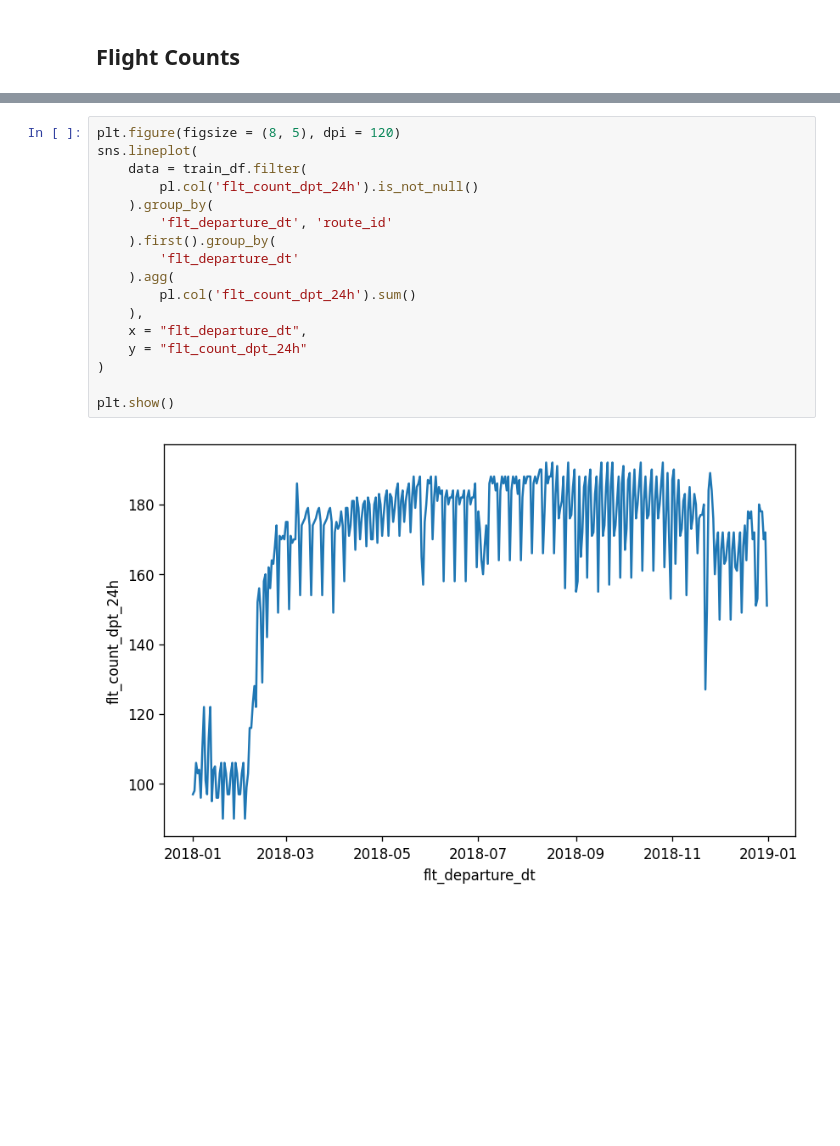
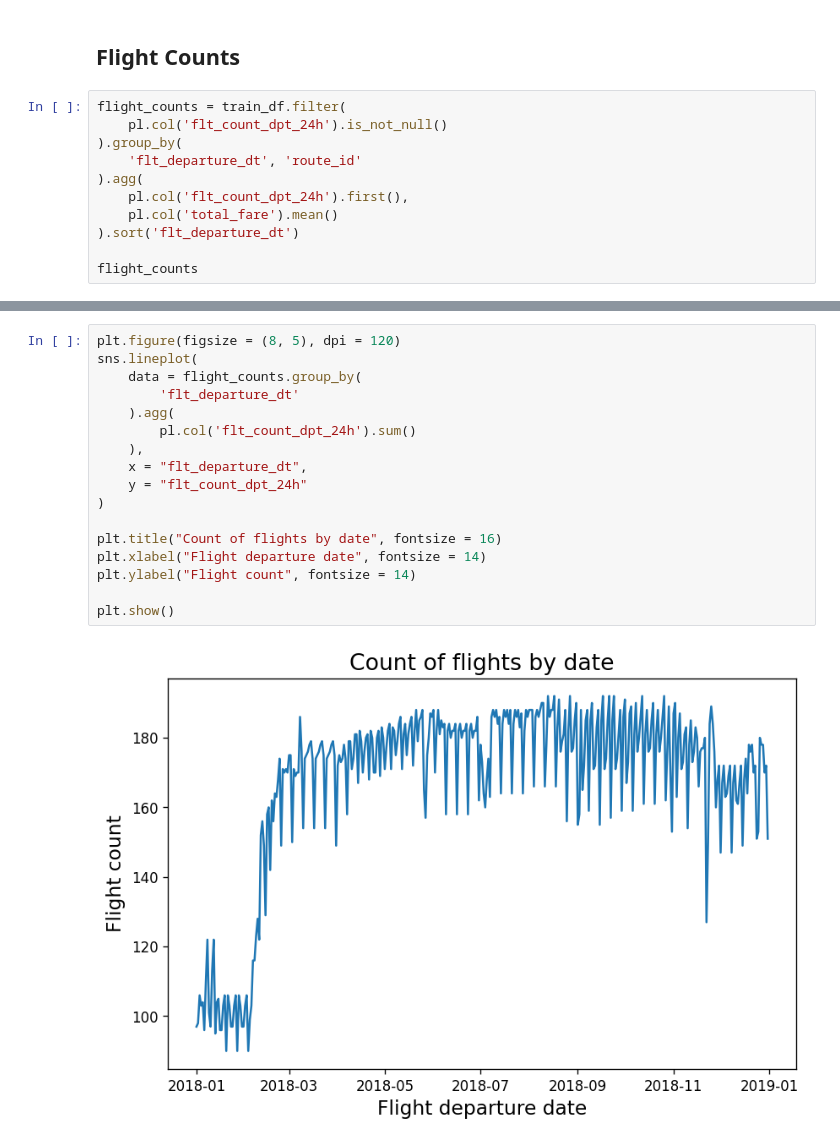
Before and after one commit to mayur7garg/FarePrediction, a Jupyter notebook: src/03 EDA.ipynb, the cells around one changed output, grey strips where cells are left out. Drawn from its saved outputs; the diff is of its cells as text; blank space fills up the shorter version.

Commit message:
Added plots to EDA

```diff
--- a/src/03 EDA.ipynb
+++ b/src/03 EDA.ipynb
@@ -388,3 +388,14 @@ plt.show()
 [figure]
 # %% [markdown]
 ## Flight Counts
+# %%
+flight_counts = train_df.filter(
+    pl.col('flt_count_dpt_24h').is_not_null()
+).group_by(
+    'flt_departure_dt', 'route_id'
+).agg(
+    pl.col('flt_count_dpt_24h').first(),
+    pl.col('total_fare').mean()
+).sort('flt_departure_dt')
+
+flight_counts
@@ -391,19 +446,19 @@ plt.show()
 # %%
 plt.figure(figsize = (8, 5), dpi = 120)
 sns.lineplot(
-    data = train_df.filter(
-        pl.col('flt_count_dpt_24h').is_not_null()
-    ).group_by(
-        'flt_departure_dt', 'route_id'
-    ).first().group_by(
+    data = flight_counts.group_by(
         'flt_departure_dt'
     ).agg(
         pl.col('flt_count_dpt_24h').sum()
     ),
     x = "flt_departure_dt",
     y = "flt_count_dpt_24h"
 )
 
+plt.title("Count of flights by date", fontsize = 16)
+plt.xlabel("Flight departure date", fontsize = 14)
+plt.ylabel("Flight count", fontsize = 14)
+
 plt.show()
 # %% [output]
-[figure, old version]
+[figure, new version]
```
Also changed, not shown: parts of 14 cells of this notebook, 5 other files.
